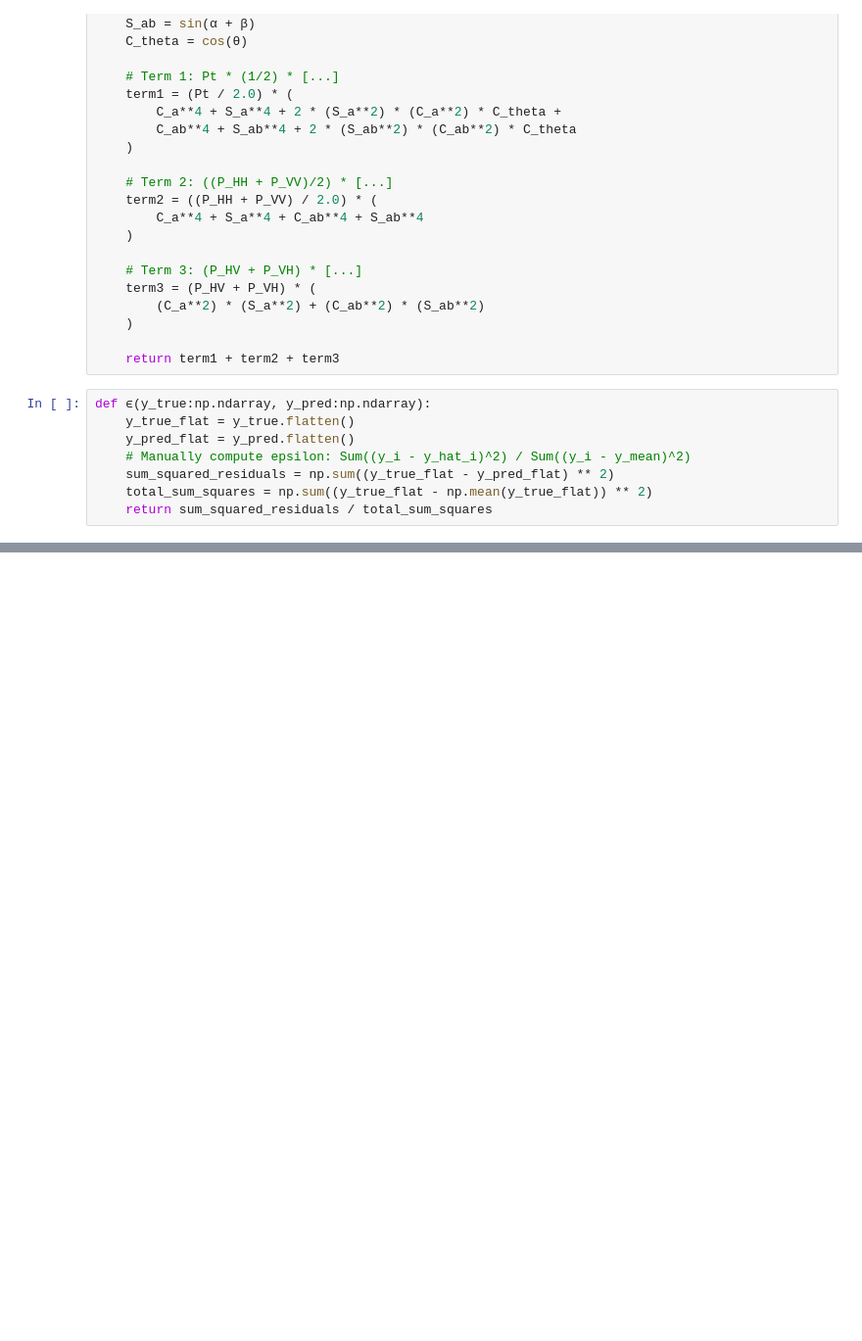
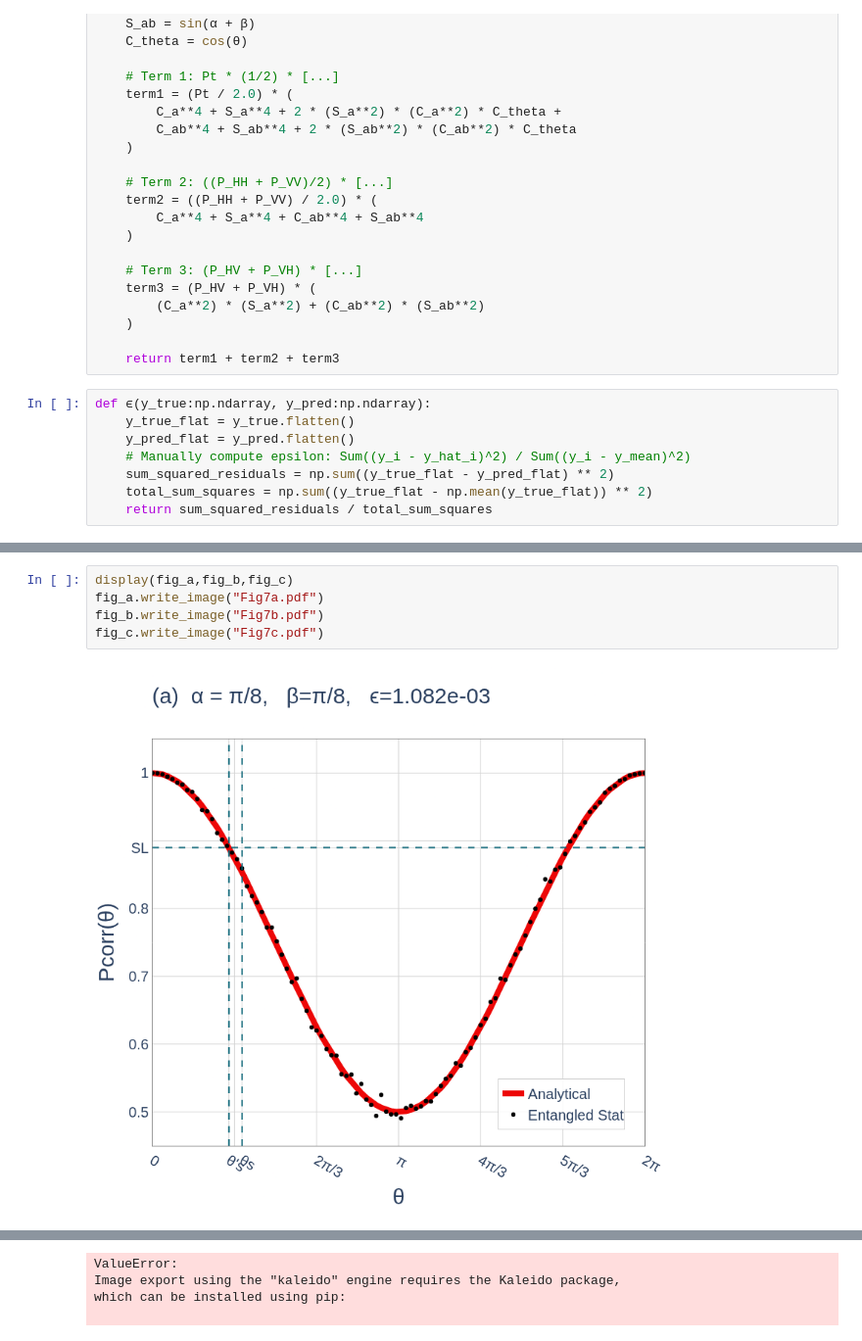
Before and after one commit to 4df31/QD-Biexciton-cascade-and-polarization-orientation-effect-on-QKD-protocol-E91, a Jupyter notebook: Results and Plots/Paper/Fig_7/plot_7.ipynb, the cells around one changed output, grey strips where cells are left out. Shown at 98% size. Saved outputs shown, nothing was run; the diff lists cells and outputs as text; blank space fills up the shorter version.

```diff
--- a/Results and Plots/Paper/Fig_7/plot_7.ipynb
+++ b/Results and Plots/Paper/Fig_7/plot_7.ipynb
@@ -377,0 +358,7 @@ fig.show()
+# %%
+display(fig_a,fig_b,fig_c)
+fig_a.write_image("Fig7a.pdf")
+fig_b.write_image("Fig7b.pdf")
+fig_c.write_image("Fig7c.pdf")
+# %% [output]
+[figure, added]
@@ -377,0 +367,4 @@ fig.show()
+ValueError:
+Image export using the "kaleido" engine requires the Kaleido package,
+which can be installed using pip:
+
```
Also changed, not shown: parts of 7 cells of this notebook, 1 other file.
